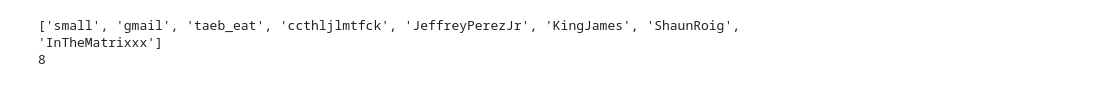
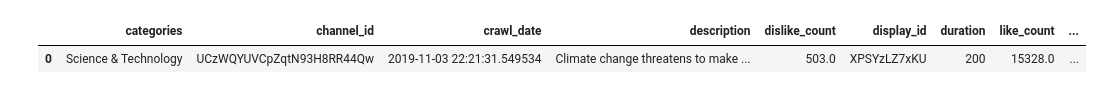
Before and after one commit to agatha-duzan/ada-2023-project-fadamily, a Jupyter notebook: climate_vids_tests.ipynb, the cells around one changed output. Saved outputs shown, nothing was run; the diff lists cells and outputs as text; code cells hidden in the pictures.

```diff
--- a/climate_vids_tests.ipynb
+++ b/climate_vids_tests.ipynb
@@ -192,12 +4,0 @@ df_with_collab.to_csv('data/videos_with_collab_sample.csv', index=False)
-# %%
-"""ats = list(set().union(*df_with_collab['collabs']))
-print(list(set().union(*df_with_collab['collabs'])))
-print(len(ats))"""
-from functools import reduce
-
-ats = list(reduce(set.union, df_with_collab['collabs'].tolist()))
-print(ats)
-print(len(ats))
-# %% [output]
-['small', 'gmail', 'taeb_eat', 'ccthljlmtfck', 'JeffreyPerezJr', 'KingJames', 'ShaunRoig', 'InTheMatrixxx']
-8
@@ -206,0 +5,8 @@ with open('data/usernames_sample.jsonl', 'w') as jsonl_file:
+# %%
+file_path = "data/climate_videos.jsonl"
+climate_videos = pd.read_json(file_path, lines=True)
+# %%
+climate_videos.head(1)
+# %% [output]
+|  | categories | channel_id | crawl_date | description | dislike_count | display_id | duration | like_count | ... |
+| 0 | Science & Technology | UCzWQYUVCpZqtN93H8RR44Qw | 2019-11-03 22:21:31.549534 | Climate change threatens to make ... | 503.0 | XPSYzLZ7xKU | 200 | 15328.0 | ... |
```
Also changed, not shown: parts of 28 cells of this notebook, 4 other files.
